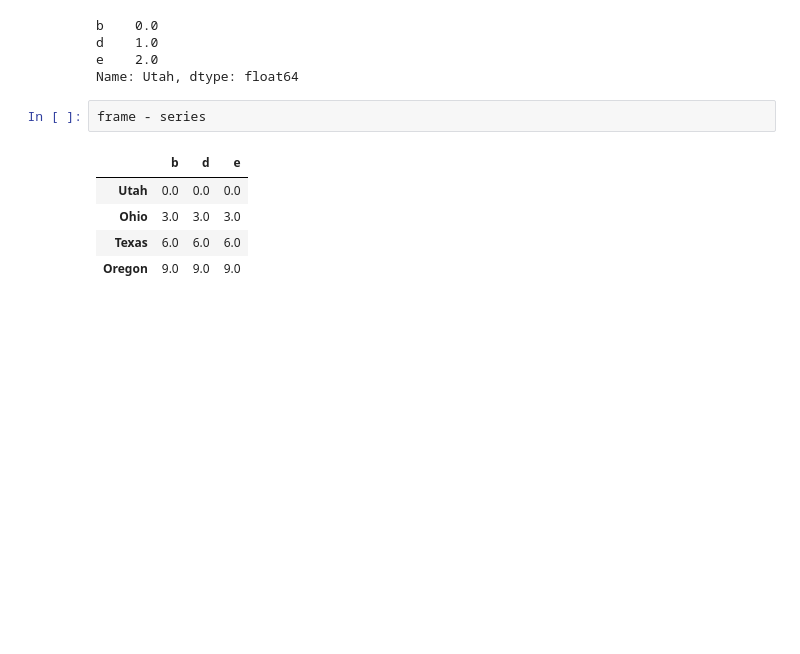
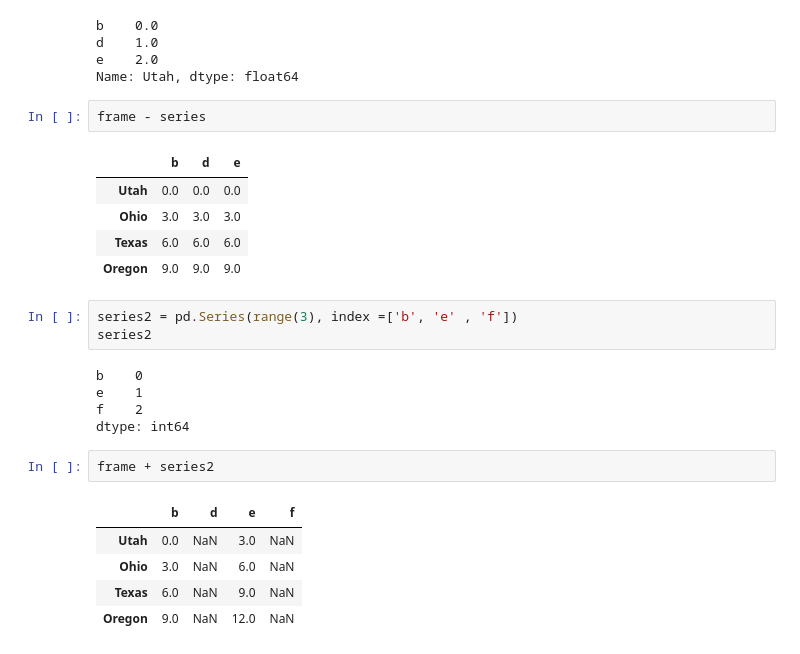
Before and after one commit to shivan-s/PythonForDataAnalysis, a Jupyter notebook: PythonForDataAnalysis_Ch5.ipynb, the cells around one changed output. Saved outputs shown, nothing was run; the diff lists cells and outputs as text; blank space fills up the shorter version.

```diff
--- a/PythonForDataAnalysis_Ch5.ipynb
+++ b/PythonForDataAnalysis_Ch5.ipynb
@@ -1041,3 +1041,19 @@ frame - series
 | Ohio | 3.0 | 3.0 | 3.0 |
 | Texas | 6.0 | 6.0 | 6.0 |
 | Oregon | 9.0 | 9.0 | 9.0 |
+# %%
+series2 = pd.Series(range(3), index =['b', 'e' , 'f'])
+series2
+# %% [output]
+b    0
+e    1
+f    2
+dtype: int64
+# %%
+frame + series2
+# %% [output]
+|  | b | d | e | f |
+| Utah | 0.0 | NaN | 3.0 | NaN |
+| Ohio | 3.0 | NaN | 6.0 | NaN |
+| Texas | 6.0 | NaN | 9.0 | NaN |
+| Oregon | 9.0 | NaN | 12.0 | NaN |
```
Also changed, not shown: parts of 50 cells of this notebook.
